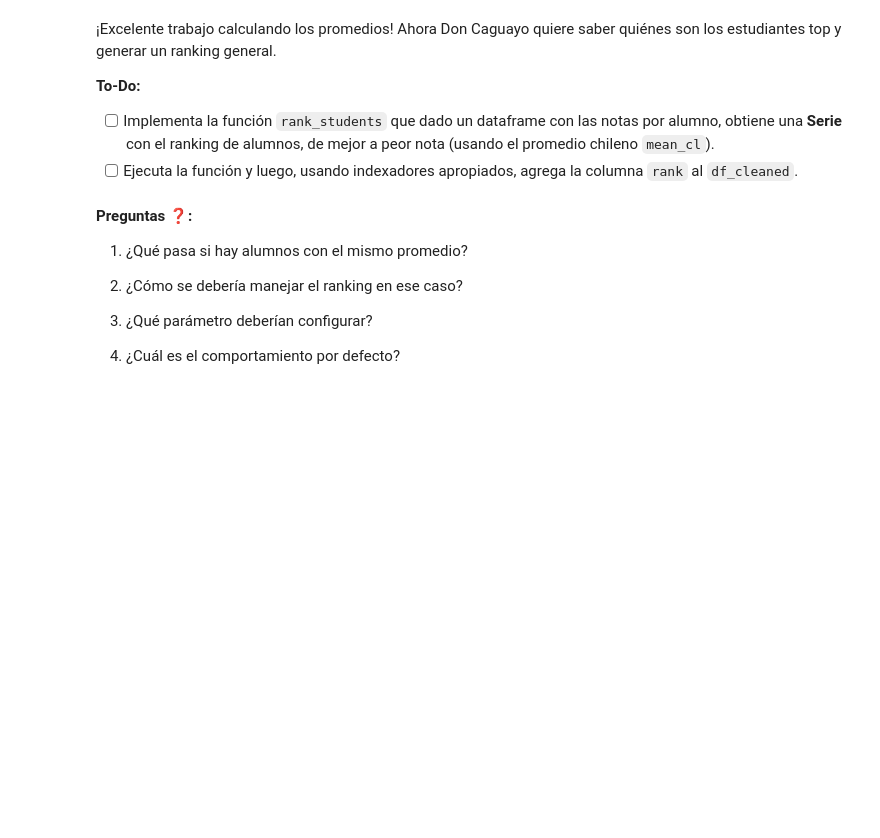
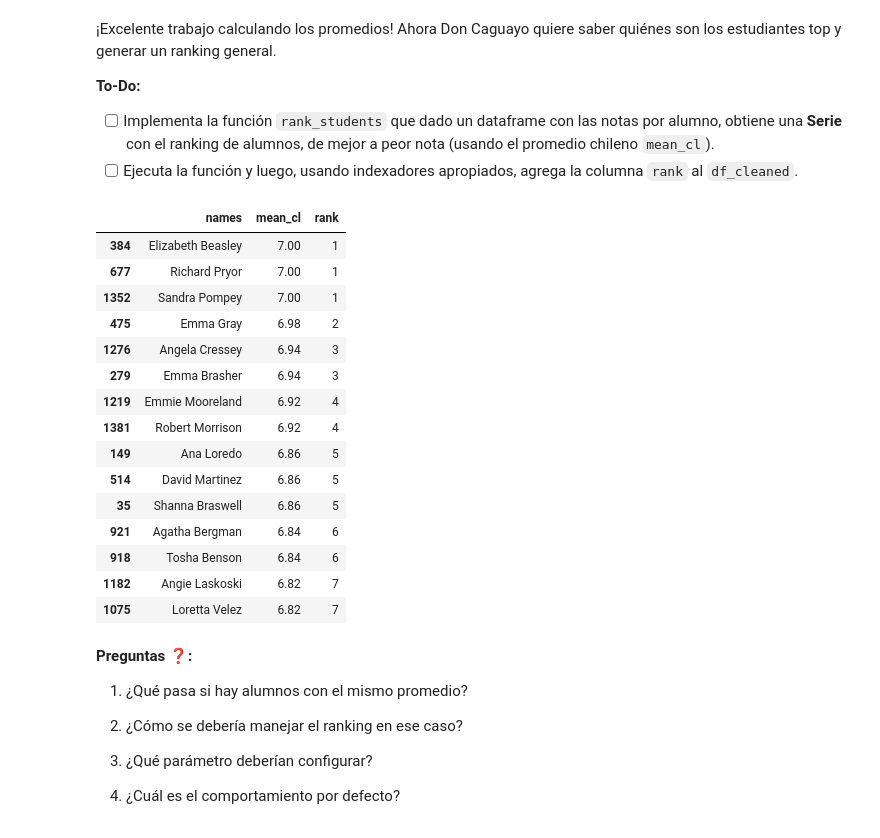
Before and after one commit to matisweet/MDS7202, a Jupyter notebook: labs/lab-3/Lab3_Enunciado.ipynb, the cells around one changed output. Drawn from its saved outputs; the diff is of its cells as text; code cells hidden in the pictures; blank space fills up the shorter version.

```diff
--- a/labs/lab-3/Lab3_Enunciado.ipynb
+++ b/labs/lab-3/Lab3_Enunciado.ipynb
@@ -431,12 +424,0 @@ def to_chilean_grade(df: pd.DataFrame, columna: str) -> tuple[pd.Series, pd.Seri
-# %%
-# Iteramos sobre los nombres de las columnas.
-columnas_notas = ['math_score', 'reading_score', 'writing_score']
-
-for col in columnas_notas:
-    # Llamamos a la función y desempaquetamos la tupla
-    original, chilena = to_chilean_grade(df_cleaned, col)
-    # Agregamos la nueva columna al dataframe limpio usando indexadores
-    df_cleaned[f"{col}_cl"] = chilena
-
-# Un display rápido para comprobar que se agregaron bien
-display(df_cleaned[['math_score', 'math_score_cl', 'reading_score', 'reading_score_cl', 'writing_score', 'writing_score_cl']].head())
@@ -503,5 +500,29 @@ def rank_students(df: pd.DataFrame) -> pd.Series: ...
 # %%
 # En esta celda ejecuta la función y luego usa indexadores para agregar la nueva columna al dataframe limpio
+df_cleaned["rank"] = rank_students(df_cleaned)
+
+display(
+    df_cleaned[["names", "mean_cl", "rank"]]
+    .sort_values(["rank", "names"])
+    .head(15)
+)
+# %% [output]
+|  | names | mean_cl | rank |
+| 384 | Elizabeth Beasley | 7.00 | 1 |
+| 677 | Richard Pryor | 7.00 | 1 |
+| 1352 | Sandra Pompey | 7.00 | 1 |
+| 475 | Emma Gray | 6.98 | 2 |
+| 1276 | Angela Cressey | 6.94 | 3 |
+| 279 | Emma Brasher | 6.94 | 3 |
+| 1219 | Emmie Mooreland | 6.92 | 4 |
+| 1381 | Robert Morrison | 6.92 | 4 |
+| 149 | Ana Loredo | 6.86 | 5 |
+| 514 | David Martinez | 6.86 | 5 |
+| 35 | Shanna Braswell | 6.86 | 5 |
+| 921 | Agatha Bergman | 6.84 | 6 |
+| 918 | Tosha Benson | 6.84 | 6 |
+| 1182 | Angie Laskoski | 6.82 | 7 |
+| 1075 | Loretta Velez | 6.82 | 7 |
 # %% [markdown]
 **Preguntas ❓:**
 
```
Also changed, not shown: parts of 20 cells of this notebook.
